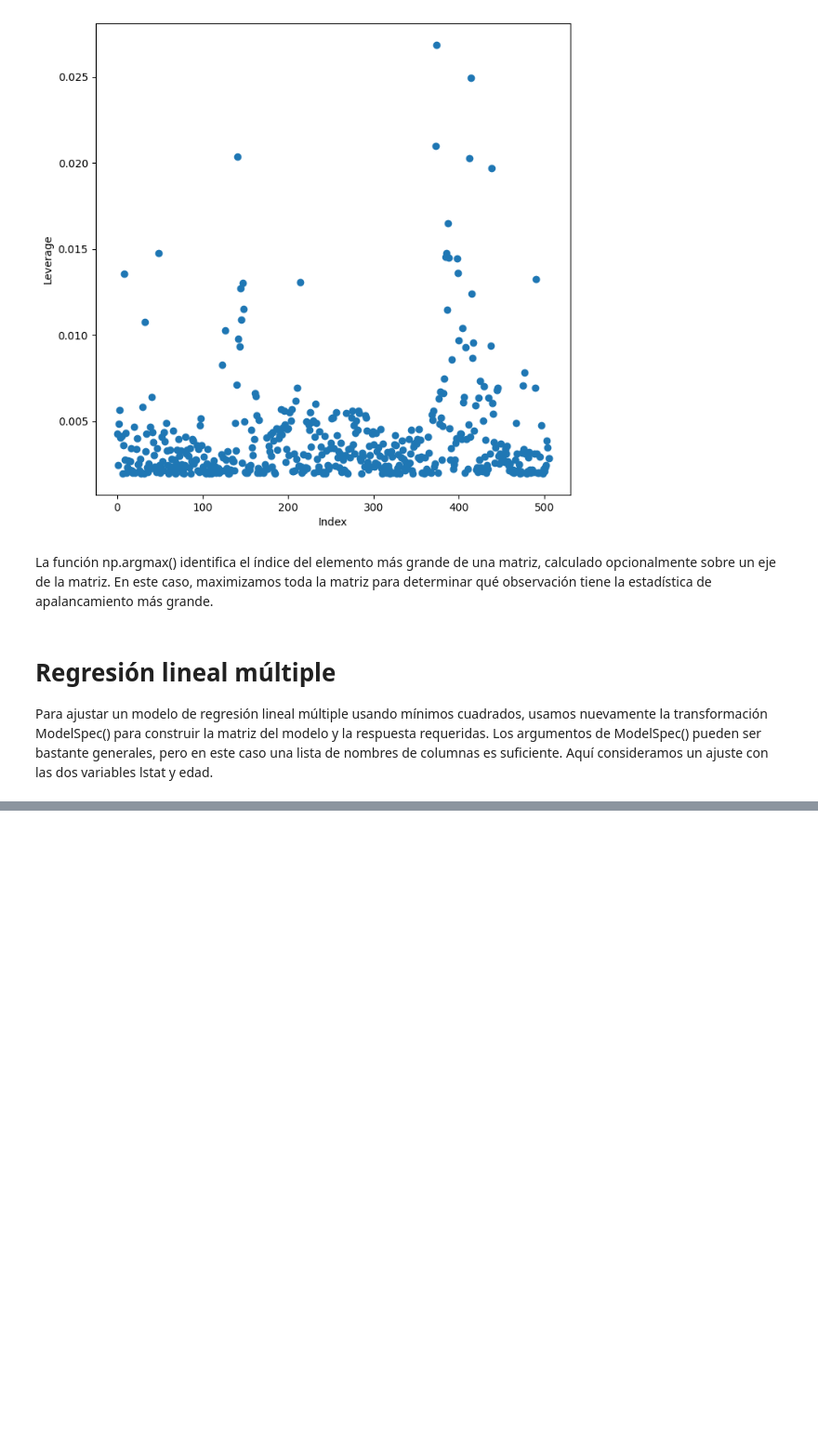
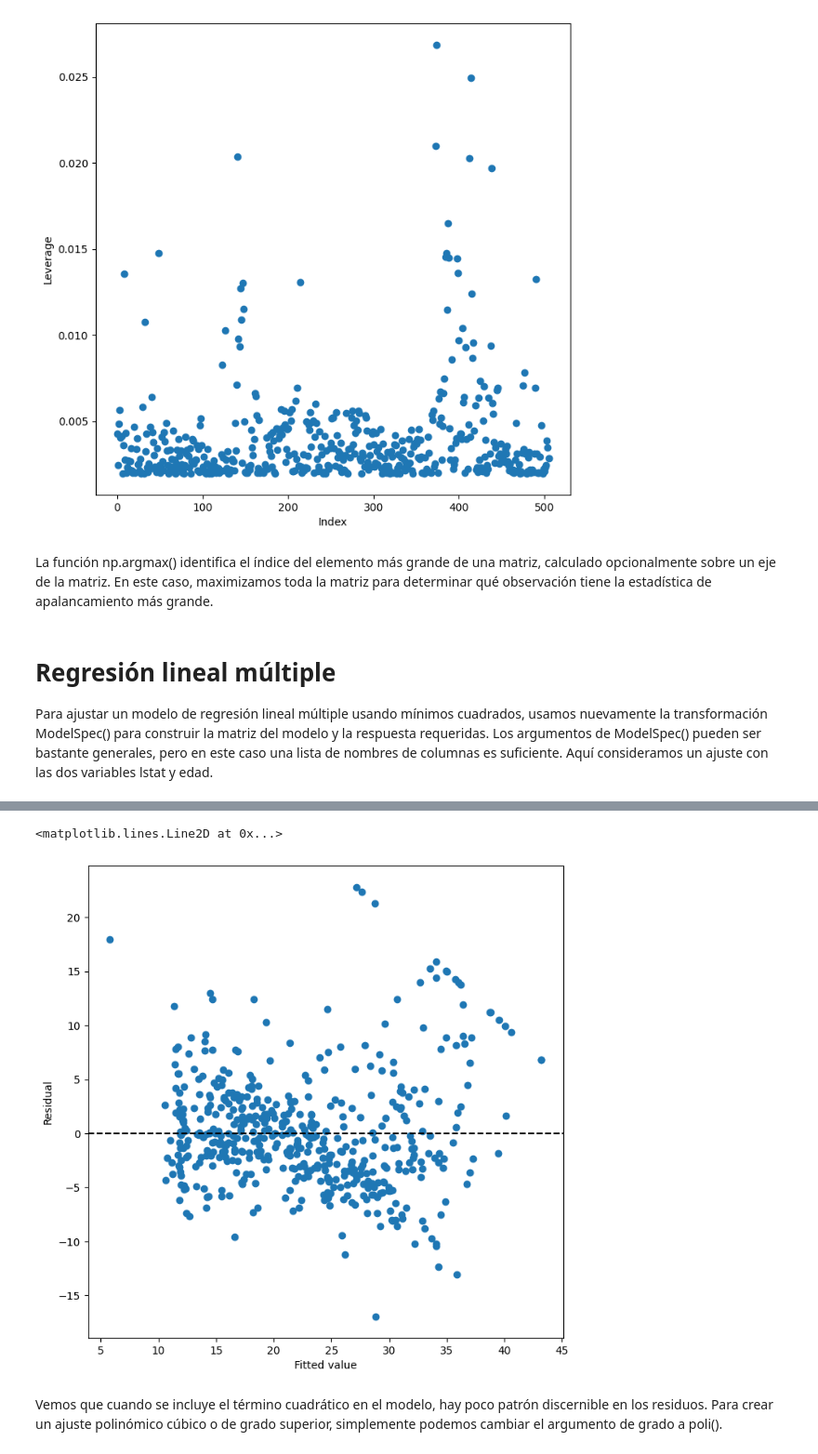
Before and after one commit to andrespuertag/Estadistica, a Jupyter notebook: Capitulo3.ipynb, the cells around one changed output, grey strips where cells are left out. Shown at 93% size. Drawn from its saved outputs; the diff is of its cells as text; code cells hidden in the pictures; blank space fills up the shorter version.

```diff
--- a/Capitulo3.ipynb
+++ b/Capitulo3.ipynb
@@ -261,0 +408,5 @@ Para ajustar un modelo de regresión lineal múltiple usando mínimos cuadrados,
+# %%
+X= MS([poly('lstat',degree=2), 'age']).fit_transform(Boston)
+model3 = sm.OLS(y, X)
+results3 = model3.fit()
+summarize(results3)
@@ -261,0 +429,11 @@ Para ajustar un modelo de regresión lineal múltiple usando mínimos cuadrados,
+# %%
+ax = subplots(figsize=(8,8))[1]
+ax.scatter(results3.fittedvalues, results3.resid)
+ax.set_xlabel('Fitted value')
+ax.set_ylabel('Residual')
+ax.axhline(0, c='k',ls='--')
+# %% [output]
+<matplotlib.lines.Line2D at 0x...>
+[figure, added]
+# %% [markdown]
+Vemos que cuando se incluye el término cuadrático en el modelo, hay poco patrón discernible en los residuos. Para crear un ajuste polinómico cúbico o de grado superior, simplemente podemos cambiar el argumento de grado a poli().
```
Also changed, not shown: parts of 25 cells of this notebook.
